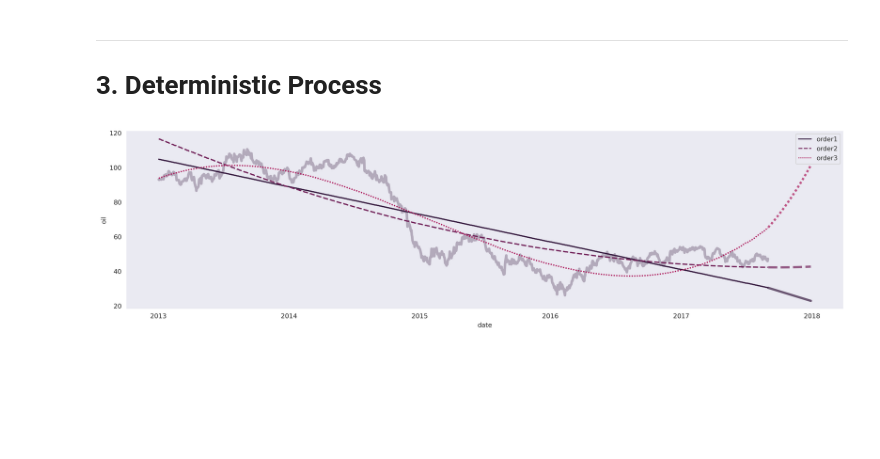
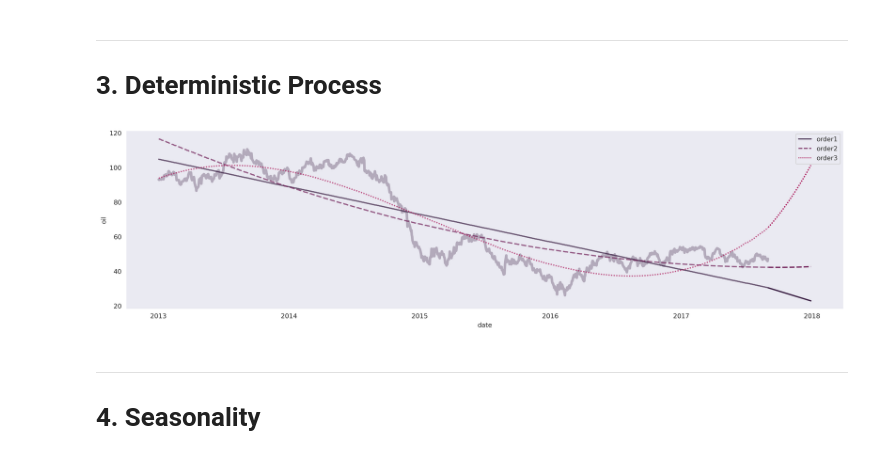
Before and after one commit to IqmanS/Machine-Learning-Notebooks, a Jupyter notebook: time_series_notebook/guide-to-time-series-notebook.ipynb, the cells around one changed output. Saved outputs shown, nothing was run; the diff lists cells and outputs as text; code cells hidden in the pictures; blank space fills up the shorter version.

Commit message:
Kaggle Notebook | 📈 Time Series Guide Notebook | Version 4

```diff
--- a/time_series_notebook/guide-to-time-series-notebook.ipynb
+++ b/time_series_notebook/guide-to-time-series-notebook.ipynb
@@ -87,24 +89,24 @@ sns.lineplot(moving_average,palette="flare",linewidth=2,legend=False);
 ---
 
 # 3. Deterministic Process
+# %%
+df.set_index("date",inplace=True)
 # %%
-# df.set_index("date",inplace=True)
-
 dp1 = DeterministicProcess(
-    index=df.index,  # dates from the training data
+    index=df.index,      # dates from the training data
     constant=True,       # dummy feature for the bias (y_intercept)
     order=1,             # the time dummy (trend)
     drop=True,           # drop terms if necessary to avoid collinearity
 )
 
 dp2 = DeterministicProcess(
-    index=df.index,  # dates from the training data
+    index=df.index,      # dates from the training data
     constant=True,       # dummy feature for the bias (y_intercept)
     order=2,             # the time dummy (trend)
     drop=True,           # drop terms if necessary to avoid collinearity
 )
 dp3 = DeterministicProcess(
-    index=df.index,  # dates from the training data
+    index=df.index,      # dates from the training data
     constant=True,       # dummy feature for the bias (y_intercept)
     order=3,             # the time dummy (trend)
     drop=True,           # drop terms if necessary to avoid collinearity
@@ -112,36 +114,40 @@ dp3 = DeterministicProcess(
 
 X1 = dp1.in_sample()
 X2 = dp2.in_sample()
 X3 = dp3.in_sample()
 
 y = df["oil"]  # the target
 
 # The intercept is the same as the `const` feature from DeterministicProcess. LinearRegression behaves badly with
 # duplicated features, so we need to be sure to exclude it here.
 model = LinearRegression(fit_intercept=False)
 
 pred=pd.DataFrame()
 fore=pd.DataFrame()
 dates = [np.datetime64(X1.index[-1])+np.timedelta64(i+1, 'D') for i in np.arange(120)]
 
 model.fit(X1, y)
-pred["order1"] = pd.Series(model.predict(X1), index=X.index)
+pred["order1"] = pd.Series(model.predict(X1), index=X1.index)
 X_fore = dp1.out_of_sample(steps=120)
 fore["order1"] = pd.Series(model.predict(X_fore), index=dates)
 
 model.fit(X2, y)
-pred["order2"] = pd.Series(model.predict(X2), index=X.index)
+pred["order2"] = pd.Series(model.predict(X2), index=X2.index)
 X_fore = dp2.out_of_sample(steps=120)
 fore["order2"] = pd.Series(model.predict(X_fore), index=dates)
 
 model.fit(X3, y)
-pred["order3"] = pd.Series(model.predict(X3), index=X.index)
+pred["order3"] = pd.Series(model.predict(X3), index=X3.index)
 X_fore = dp3.out_of_sample(steps=120)
 fore["order3"] = pd.Series(model.predict(X_fore), index=dates)
 
 plt.figure(figsize=(20,5),dpi=300)
 sns.lineplot(x=df.index,y=df["oil"],alpha=0.3,linewidth=4)
-sns.lineplot(pred,linewidth=2,legend=False);
-sns.lineplot(fore,linewidth=3.5,alpha=0.7);
+sns.lineplot(pred,linewidth=2,legend=False,alpha=0.7);
+sns.lineplot(fore,linewidth=2);
 # %% [output]
-[figure, old version]
+[figure, new version]
+# %% [markdown]
+---
+
+# 4. Seasonality
```
Also changed, not shown: parts of 1 cell of this notebook.
